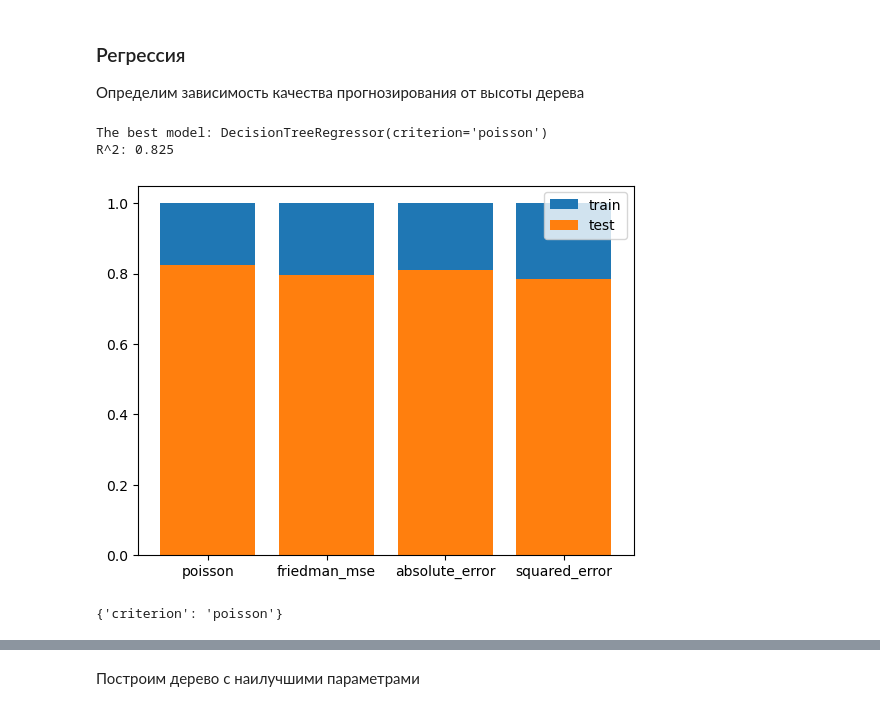
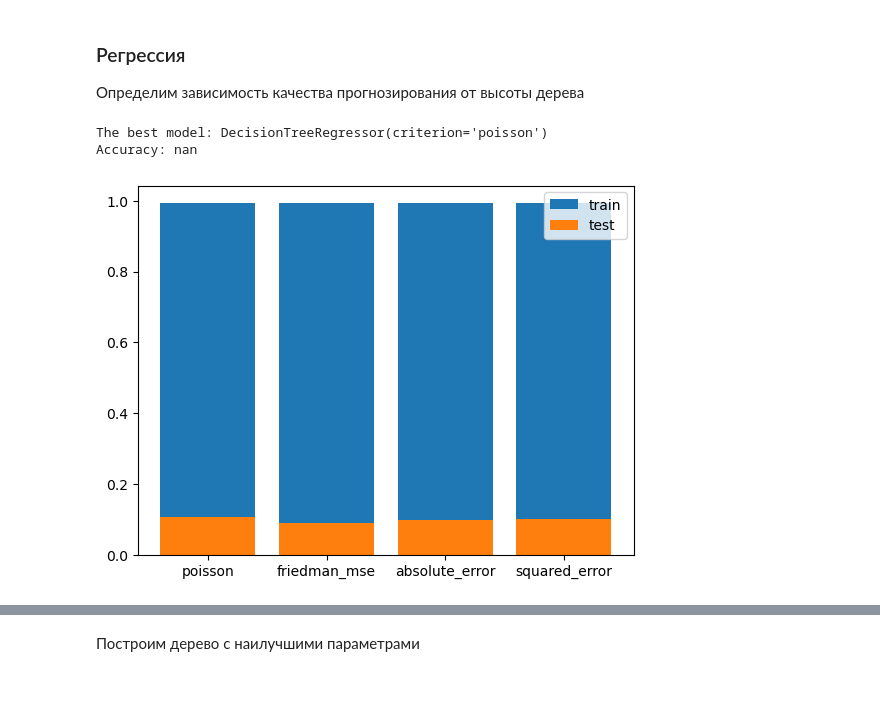
Before and after one commit to fongradnastya/data_analisys4, a Jupyter notebook: notebooks/work.ipynb, the cells around one changed output, grey strips where cells are left out. Saved outputs shown, nothing was run; the diff lists cells and outputs as text; code cells hidden in the pictures.

```diff
--- a/notebooks/work.ipynb
+++ b/notebooks/work.ipynb
@@ -245,3 +190,36 @@ def test_regression_parameters(parameters, parameter_name):
+# %%
+def test_parameters(parameters, x_train, y_train, x_test, y_test, is_regression=False):
+    """
+    Отбирает лучшие параметры модели классификации
+    :param parameters: список тестируемых параметров
+    :return: Модель с лучшими параметрами
+    """
+    train_acc = []
+    test_acc = []
+    clfs = []
+    parameter_name = next(iter(parameters.keys()))
+    for parameter in parameters[parameter_name]:
+        value = {parameter_name: parameter}
+        if is_regression:
+            clf = DecisionTreeRegressor(**value)
+        else:
+            clf = DecisionTreeClassifier(**value)
+        clfs.append(clf)
+        clf.fit(x_train, y_train)
+        if not is_regression:
+            y_pred_train = clf.predict(x_train)
+            y_pred_test = clf.predict(x_test)
+            train_acc.append(accuracy_score(y_train, y_pred_train))
+            test_acc.append(accuracy_score(y_test, y_pred_test))
+        else:
+            train_acc.append(clf.score(x_train, y_train))
+            test_acc.append(clf.score(x_test, y_test))
+    cross_val_acc, best_param = build_grid(parameters, x_train, y_train, is_regression)
+    if parameter_name != "criterion":
+        plot_accuracy_graph(parameters[parameter_name], parameter_name, train_acc, test_acc, regression=is_regression)
+    else:
+        plot_criteria(parameters[parameter_name], train_acc, test_acc)
+    return best_param[parameter_name]
 # %%
 def plot_criteria(parameters, train_acc, test_acc, cross_acc=None):
     """
@@ -361,11 +346,11 @@ plot_tree_image(model, class_all, "class_tree.png")
 Определим зависимость качества прогнозирования от высоты дерева
 # %%
 best_parameters = dict()
-criterion = ["poisson", "friedman_mse", "absolute_error", "squared_error"]
-best_parameters["criterion"] = test_regression_parameters(criterion, "Criterion")
-print(best_parameters)
+params = {
+    "criterion": ["poisson", "friedman_mse", "absolute_error", "squared_error"]
+}
+best_parameters["criterion"] = test_parameters(params, x_train_r, y_train_r, x_test_r, y_test_r, is_regression=True)
 # %% [output]
 The best model: DecisionTreeRegressor(criterion='poisson')
-R^2: 0.825
+Accuracy: nan
-[figure, old version]
+[figure, new version]
-{'criterion': 'poisson'}
```
Also changed, not shown: parts of 26 cells of this notebook, 2 other files.
